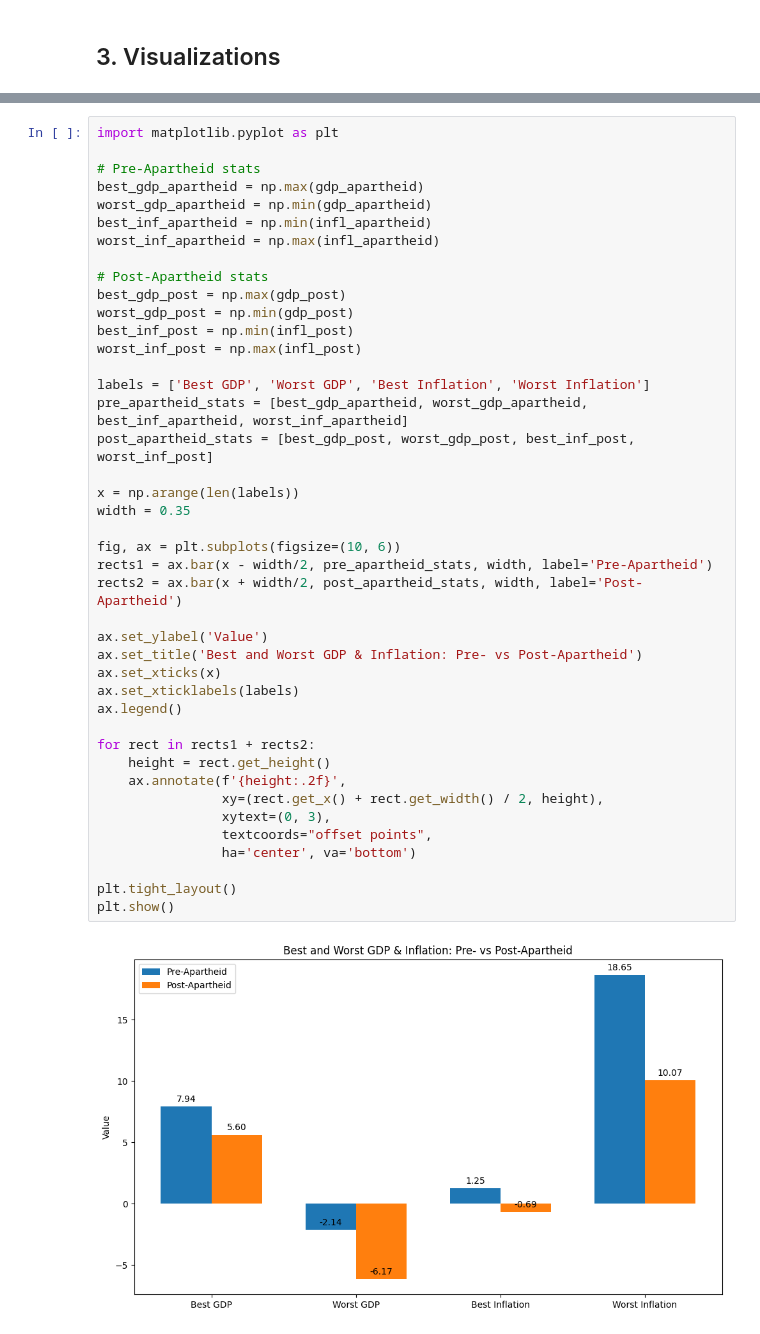
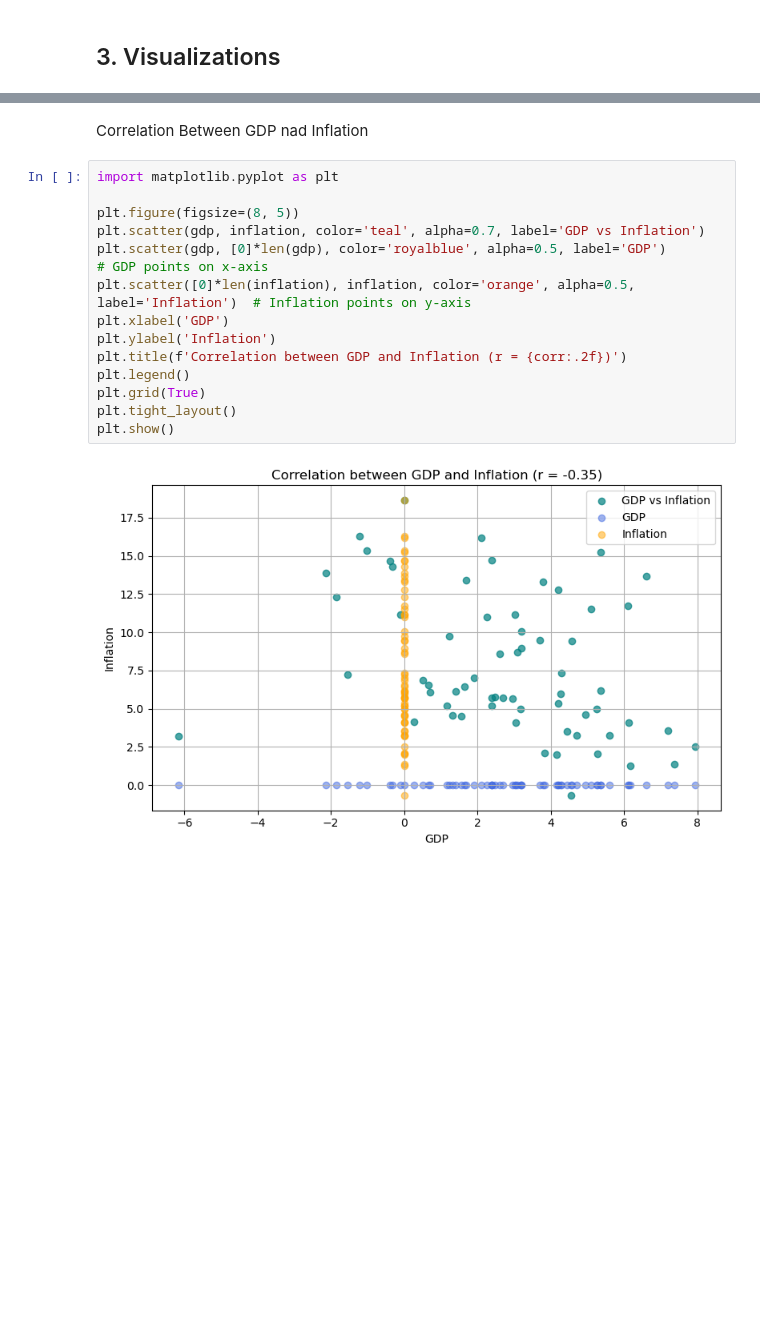
Before and after one commit to Tumelo-Jane/Data_analysis_and_visualisation_assignment, a Jupyter notebook: python_analytics/falang.ipynb, the cells around one changed output, grey strips where cells are left out. Saved outputs shown, nothing was run; the diff lists cells and outputs as text; blank space fills up the shorter version.

```diff
--- a/python_analytics/falang.ipynb
+++ b/python_analytics/falang.ipynb
@@ -260,44 +225,18 @@ plt.show()
-# %%
-import matplotlib.pyplot as plt
-
-# Pre-Apartheid stats
-best_gdp_apartheid = np.max(gdp_apartheid)
-worst_gdp_apartheid = np.min(gdp_apartheid)
-best_inf_apartheid = np.min(infl_apartheid)
-worst_inf_apartheid = np.max(infl_apartheid)
-
-# Post-Apartheid stats
-best_gdp_post = np.max(gdp_post)
-worst_gdp_post = np.min(gdp_post)
-best_inf_post = np.min(infl_post)
-worst_inf_post = np.max(infl_post)
-
-labels = ['Best GDP', 'Worst GDP', 'Best Inflation', 'Worst Inflation']
-pre_apartheid_stats = [best_gdp_apartheid, worst_gdp_apartheid, best_inf_apartheid, worst_inf_apartheid]
-post_apartheid_stats = [best_gdp_post, worst_gdp_post, best_inf_post, worst_inf_post]
-
-x = np.arange(len(labels))
-width = 0.35
-
-fig, ax = plt.subplots(figsize=(10, 6))
-rects1 = ax.bar(x - width/2, pre_apartheid_stats, width, label='Pre-Apartheid')
-rects2 = ax.bar(x + width/2, post_apartheid_stats, width, label='Post-Apartheid')
-
-ax.set_ylabel('Value')
-ax.set_title('Best and Worst GDP & Inflation: Pre- vs Post-Apartheid')
-ax.set_xticks(x)
-ax.set_xticklabels(labels)
-ax.legend()
-
-for rect in rects1 + rects2:
-    height = rect.get_height()
-    ax.annotate(f'{height:.2f}',
-                xy=(rect.get_x() + rect.get_width() / 2, height),
-                xytext=(0, 3),
-                textcoords="offset points",
-                ha='center', va='bottom')
-
-plt.tight_layout()
-plt.show()
-# %% [output]
-[figure, removed]
+# %% [markdown]
+Correlation Between GDP nad Inflation
+# %%
+import matplotlib.pyplot as plt
+
+plt.figure(figsize=(8, 5))
+plt.scatter(gdp, inflation, color='teal', alpha=0.7, label='GDP vs Inflation')
+plt.scatter(gdp, [0]*len(gdp), color='royalblue', alpha=0.5, label='GDP')         # GDP points on x-axis
+plt.scatter([0]*len(inflation), inflation, color='orange', alpha=0.5, label='Inflation')  # Inflation points on y-axis
+plt.xlabel('GDP')
+plt.ylabel('Inflation')
+plt.title(f'Correlation between GDP and Inflation (r = {corr:.2f})')
+plt.legend()
+plt.grid(True)
+plt.tight_layout()
+plt.show()
+# %% [output]
+[figure, added]
```
Also changed, not shown: parts of 22 cells of this notebook.
